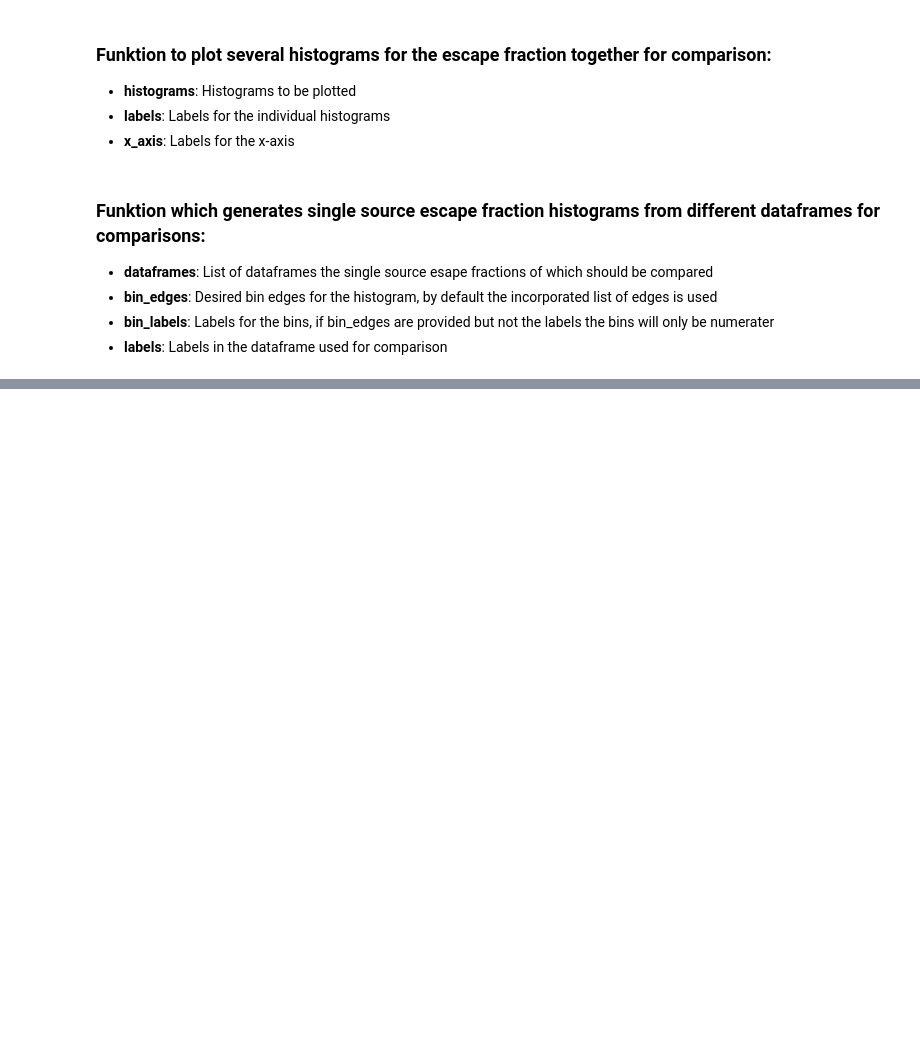
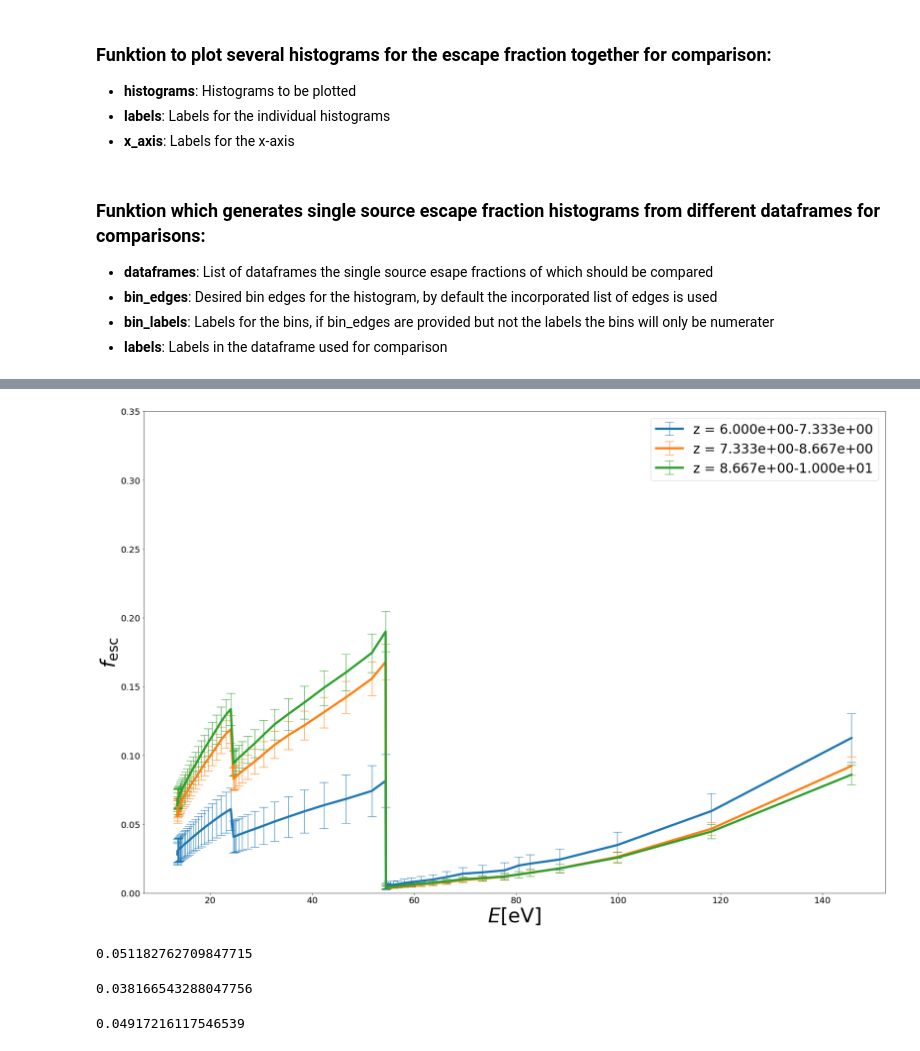
Before and after one commit to IvanKostyuk94/f_esc, a Jupyter notebook: plots.ipynb, the cells around one changed output, grey strips where cells are left out. Cells and saved outputs as stored; diff of their text form; code cells hidden in the pictures; blank space fills up the shorter version.

```diff
--- a/plots.ipynb
+++ b/plots.ipynb
@@ -212,3 +263,22 @@ def compare_single_source_dist(dataframes, bin_edges=None, bin_labels=None, labe
+# %%
+def compare_prop_dep(df, halo_property, bins=3, mode='mean', scale='lin'):
+    min_value = df[halo_property].min()
+    max_value = df[halo_property].max()
+
+    labels = []
+    sub_dfs = []
+
+    if scale == 'lin':
+        bin_edges = np.linspace(min_value, max_value, bins+1)
+    elif scale == 'log':
+        bin_edges = np.logspace(np.log10(min_value), np.log10(max_value), bins+1)
+
+    for i in range(bins):
+        filt = (df[halo_property] >= bin_edges[i]) & (df[halo_property] <= bin_edges[i+1])
+        sub_dfs.append(df[filt])
+        labels.append(f'{halo_property} = {bin_edges[i]:.3e}-{bin_edges[i+1]:.3e}')
+    freq_fesc(sub_dfs, mode=mode, labels=labels)
+    return
 # %%
 df_dust = pd.read_hdf('df_f_esc_freq.h5', 'dust')
 df_no_dust = pd.read_hdf('df_f_esc_freq.h5', 'no_dust')
@@ -237,0 +303,4 @@ freq_fesc(dfs, mode='mean', labels=['$<5\cdot10^{9}M_\mathrm{sun}$',
+# %%
+compare_prop_dep(df_no_dust[df_no_dust.HaloMass<1], 'z', scale='lin')
+# %% [output]
+[figure, added]
@@ -237,0 +309,12 @@ freq_fesc(dfs, mode='mean', labels=['$<5\cdot10^{9}M_\mathrm{sun}$',
+# %%
+get_tot_fesc(df_dust)
+# %% [output]
+0.051182762709847715
+# %%
+get_tot_fesc(df_no_dust)
+# %% [output]
+0.038166543288047756
+# %%
+get_tot_fesc(df_full_esc)
+# %% [output]
+0.04917216117546539
```
Also changed, not shown: parts of 21 cells of this notebook, 2 other files.
